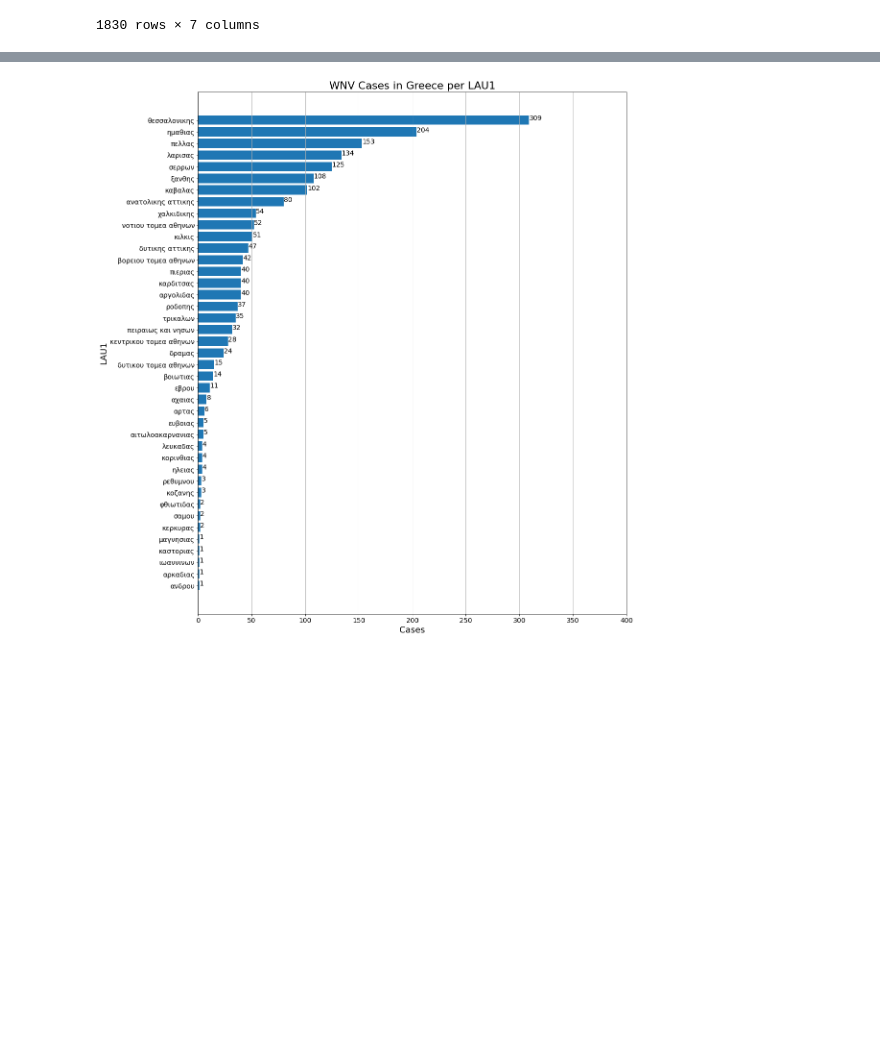
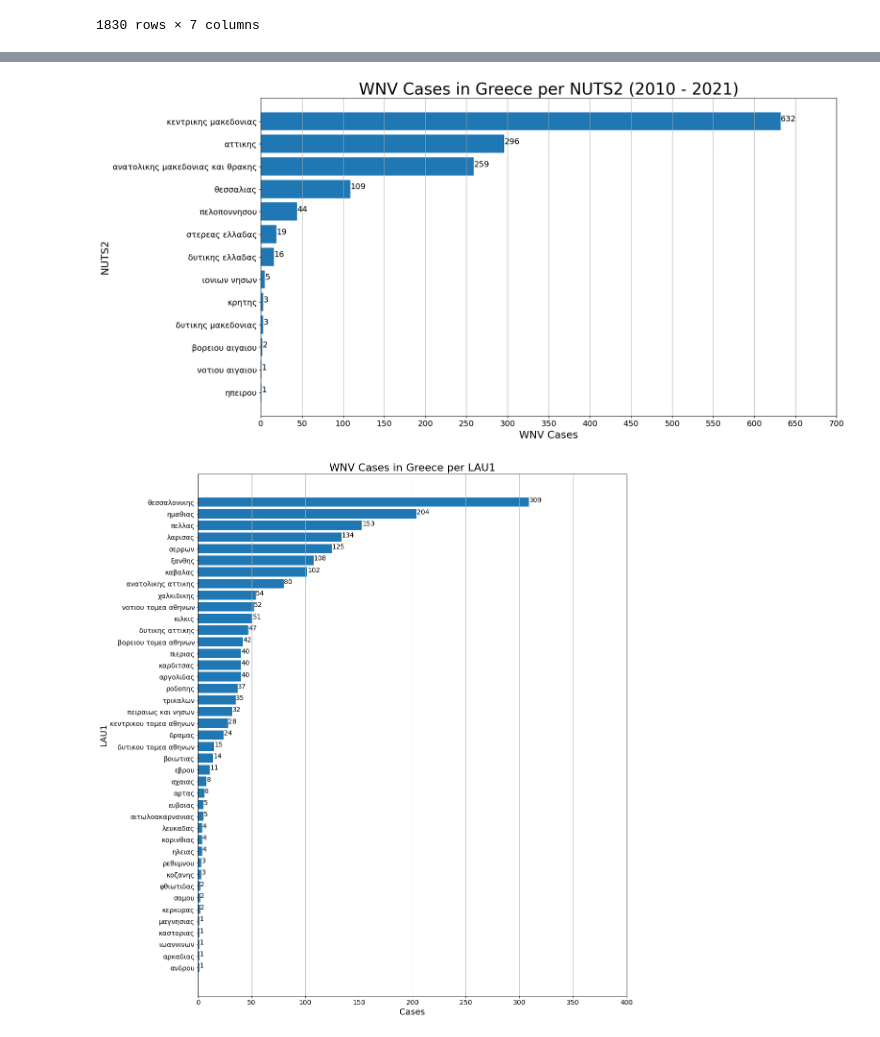
Before and after one commit to dsainidis/MBD-Prediction, a Jupyter notebook: NUTS3 Level/Greece/notebooks/GR_WNV_2010-2023_Data_Exploration.ipynb, the cells around one changed output, grey strips where cells are left out. Cells and saved outputs as stored; diff of their text form; code cells hidden in the pictures; blank space fills up the shorter version.

```diff
--- a/NUTS3 Level/Greece/notebooks/GR_WNV_2010-2023_Data_Exploration.ipynb
+++ b/NUTS3 Level/Greece/notebooks/GR_WNV_2010-2023_Data_Exploration.ipynb
@@ -58,9 +58,9 @@ raw_data_2023.shape
 # %% [output]
 (125, 8)
 # %%
-data_2021 = raw_data_2021.set_axis(['idx', 'id', 'year', 'age', 'sex', 'onset of symptoms', 'cns attack', 'nuts2', 'nuts3', 'lau1', 'lau2', 'cell_code', 'unnamed'], axis=1, inplace=False)
-data_2022 = raw_data_2022.set_axis(['year', 'onset of symptoms', 'nuts2', 'nuts3', 'lau1', 'cases_CNS', 'cases_WO_CNS', 'cases'], axis=1, inplace=False)
-data_2023 = raw_data_2023.set_axis(['year', 'onset of symptoms', 'nuts2', 'nuts3', 'lau1', 'cases_CNS', 'cases_WO_CNS', 'cases'], axis=1, inplace=False)
+data_2021 = raw_data_2021.set_axis(['idx', 'id', 'year', 'age', 'sex', 'onset of symptoms', 'cns attack', 'nuts2', 'nuts3', 'lau1', 'lau2', 'cell_code', 'unnamed'], axis=1)
+data_2022 = raw_data_2022.set_axis(['year', 'onset of symptoms', 'nuts2', 'nuts3', 'lau1', 'cases_CNS', 'cases_WO_CNS', 'cases'], axis=1)
+data_2023 = raw_data_2023.set_axis(['year', 'onset of symptoms', 'nuts2', 'nuts3', 'lau1', 'cases_CNS', 'cases_WO_CNS', 'cases'], axis=1)
 # %%
 data_2021.drop(columns = ['idx', 'id', 'cell_code', 'unnamed'], inplace = True)
 data_2021.dropna(axis = 0, subset = ['onset of symptoms', 'lau1'], how = 'any', inplace = True)
@@ -307,3 +307,5 @@ ax.xaxis.grid(True)
 plt.show()
 # %% [output]
 [figure]
+# %%
+data_until_2021 = data[data['year']<= 2021]
@@ -310,3 +328,24 @@ plt.show()
+# %%
+nuts2 = data_until_2021['nuts2'].drop_duplicates().sort_values().tolist()
+cases = [len(data_until_2021.query(f"nuts2 == '{nuts2_unit}'")) for nuts2_unit in nuts2]
+
+cases, nuts2 = zip(*sorted(zip(cases, nuts2)))
+
+plt.figure(num = None, figsize = (18,10), facecolor='w', edgecolor='b')
+plt.barh(nuts2, cases)
+
+y_t = plt.xticks(np.arange(0, max(cases) + 100, step = 50), size = 14)
+x_t = plt.yticks(nuts2, size = 14)
+x_l  = plt.ylabel('NUTS2', size = 18)
+y_l =  plt.xlabel('WNV Cases', size = 18)
+title = plt.title('WNV Cases in Greece per NUTS2 (2010 - 2021)', size = 28)
+for nuts2, case in zip(nuts2,cases):
+    plt.text(case+0.15, nuts2, str(case), size = 14)
+ax = plt.gca()
+ax.xaxis.grid(True)
+plt.show()
+# %% [output]
+[figure, added]
 # %%
 nuts3 = data['nuts3'].drop_duplicates().sort_values().tolist()
 cases = [len(data.query(f"nuts3 == '{nuts2_unit}'")) for nuts2_unit in nuts3]
```
Also changed, not shown: parts of 2 cells of this notebook, 48 other files.
